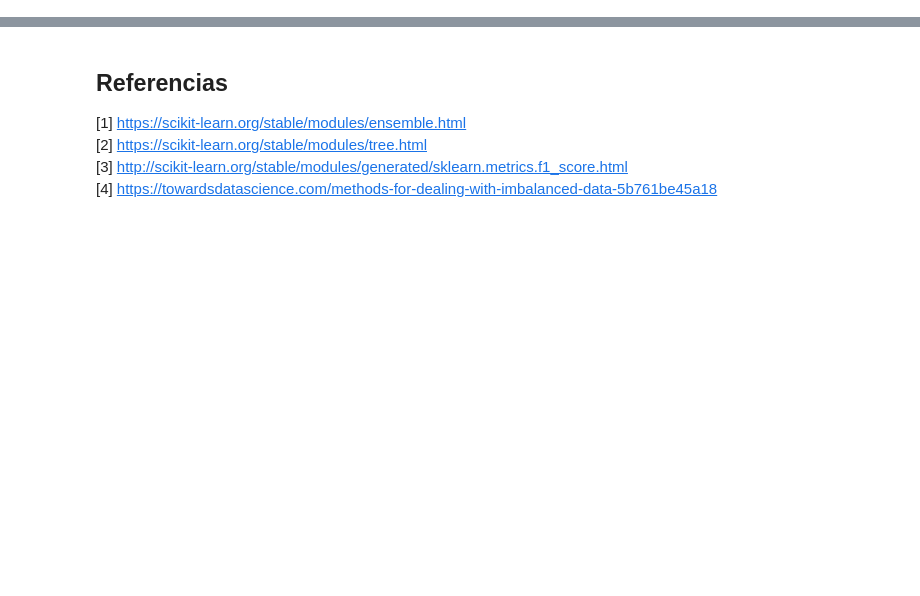
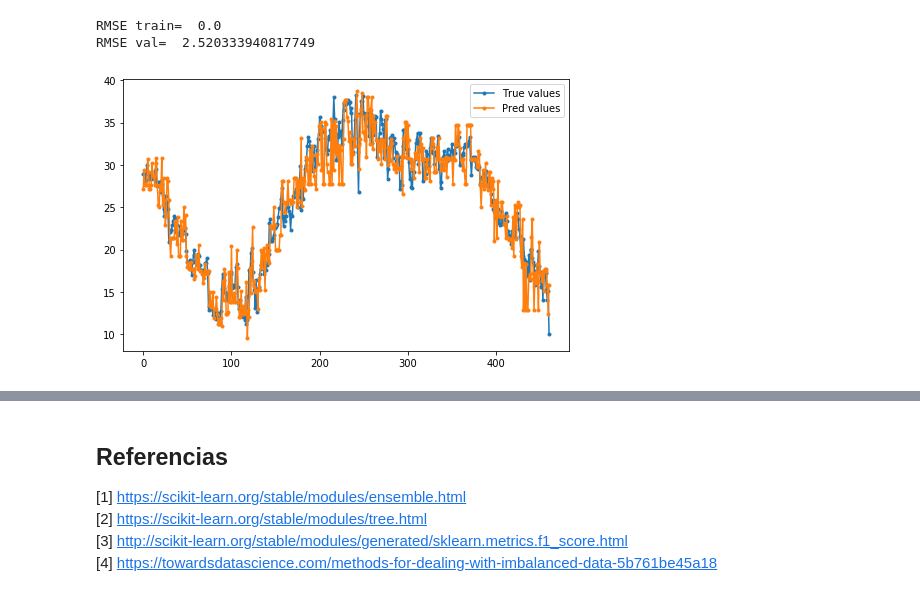
Before and after one commit to jpcastillog/Tarea3ML, a Jupyter notebook: Enunciado.ipynb, the cells around one changed output, grey strips where cells are left out. Drawn from its saved outputs; the diff is of its cells as text; code cells hidden in the pictures; blank space fills up the shorter version.

```diff
--- a/Enunciado.ipynb
+++ b/Enunciado.ipynb
@@ -161,0 +89,13 @@ df = pd.read_csv("DailyDelhiClimateTest.csv")
+# %%
+#procesamiento de fecha(datetime/timestamp) a numeros
+df["date"] = pd.to_datetime(df["date"])
+df['cday'] = df['date'].dt.dayofweek #0:lunes,6:domingo
+df['year'] = df['date'].dt.year
+df['month'] = df['date'].dt.month #1:enero, 12: diciembre
+#based on: https://en.wikipedia.org/wiki/Climate_of_India
+seasons = ["winter","winter","summer","summer","summer","rainy","rainy","rainy","fall","fall","fall","winter"]
+df['season'] = [ seasons[month_i - 1] for month_i in df['month'].values ]
+df = pd.get_dummies(df,columns=['season']) #to one hot.. as nominal variable
+#any more information?
+df.drop(["date"], axis=1, inplace=True) #delete date
+df
@@ -161,0 +133,9 @@ df = pd.read_csv("DailyDelhiClimateTest.csv")
+# %%
+y = df.pop("y_value").values
+X = df.values
+X_train = X[:1000]
+y_train = y[:1000]
+X_val = X[1000:]
+y_val = y[1000:]
+from sklearn.utils import shuffle
+X_train, y_train = shuffle(X_train, y_train, random_state=0) #shuffle values on train only
@@ -161,0 +155,8 @@ df = pd.read_csv("DailyDelhiClimateTest.csv")
+# %%
+import numpy as np
+def RMSE(ytrue,ypred):
+    return np.sqrt(np.mean(np.square(ytrue - ypred)) )
+from sklearn.tree import DecisionTreeRegressor as Tree
+model_unr = Tree() #unregularized model -- default parameters
+model_unr.fit(X_train,y_train)
+model_unr.score(X_val, y_val)
@@ -161,0 +179,15 @@ df = pd.read_csv("DailyDelhiClimateTest.csv")
+# %%
+y_train_hat = model_unr.predict(X_train)
+y_val_hat = model_unr.predict(X_val)
+print("RMSE train= ",RMSE(y_train,y_train_hat))
+print("RMSE val= ",RMSE(y_val,y_val_hat))
+import matplotlib.pyplot as plt
+plt.figure(figsize=(8,5))
+plt.plot(y_val, '.-' ,label="True values")
+plt.plot(y_val_hat, '.-' ,label="Pred values")
+plt.legend()
+plt.show()
+# %% [output]
+RMSE train=  0.0
+RMSE val=  2.520333940817749
+[figure, added]
```
Also changed, not shown: parts of 16 cells of this notebook.
